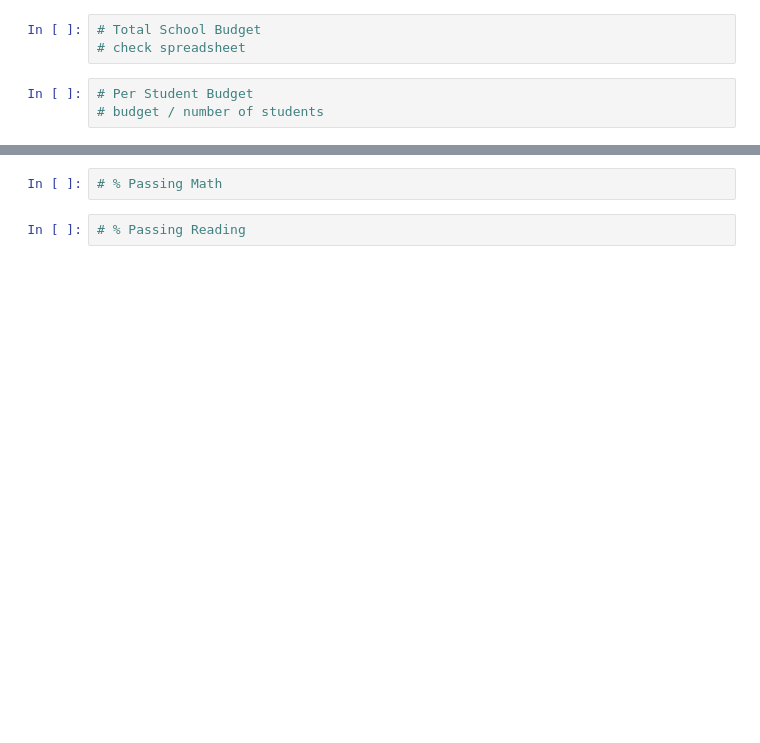
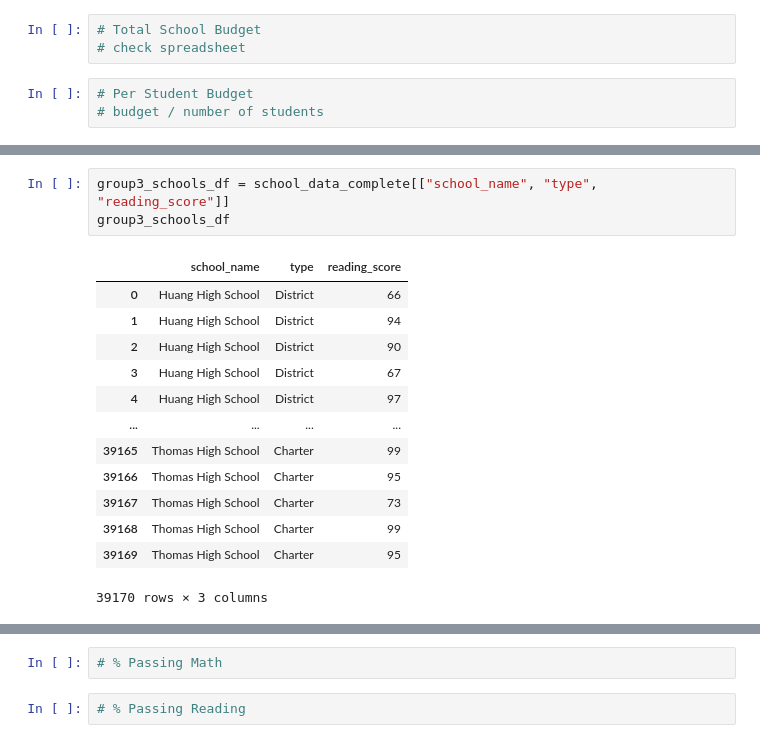
Before and after one commit to lgrayes/pandas-challenge, a Jupyter notebook: PyCitySchools/DF1complete.ipynb, the cells around one changed output, grey strips where cells are left out. Saved outputs shown, nothing was run; the diff lists cells and outputs as text; blank space fills up the shorter version.

```diff
--- a/PyCitySchools/DF1complete.ipynb
+++ b/PyCitySchools/DF1complete.ipynb
@@ -302,0 +303,17 @@ math_comparison_df
+# %%
+group3_schools_df = school_data_complete[["school_name", "type", "reading_score"]]
+group3_schools_df
+# %% [output]
+|  | school_name | type | reading_score |
+| 0 | Huang High School | District | 66 |
+| 1 | Huang High School | District | 94 |
+| 2 | Huang High School | District | 90 |
+| 3 | Huang High School | District | 67 |
+| 4 | Huang High School | District | 97 |
+| ... | ... | ... | ... |
+| 39165 | Thomas High School | Charter | 99 |
+| 39166 | Thomas High School | Charter | 95 |
+| 39167 | Thomas High School | Charter | 73 |
+| 39168 | Thomas High School | Charter | 99 |
+| 39169 | Thomas High School | Charter | 95 |
+39170 rows × 3 columns
```
Also changed, not shown: parts of 4 cells of this notebook.
